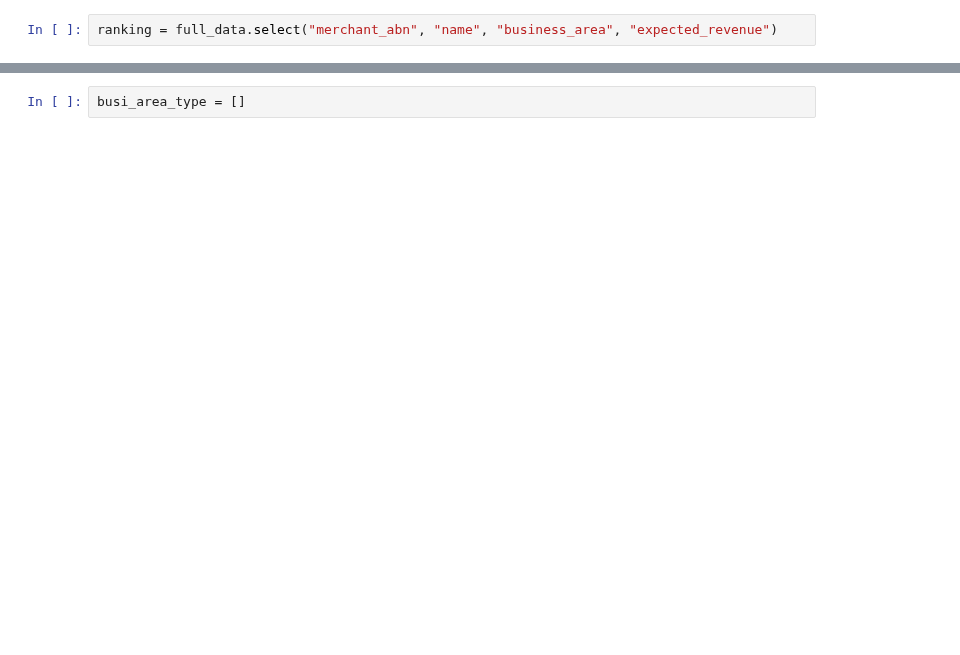
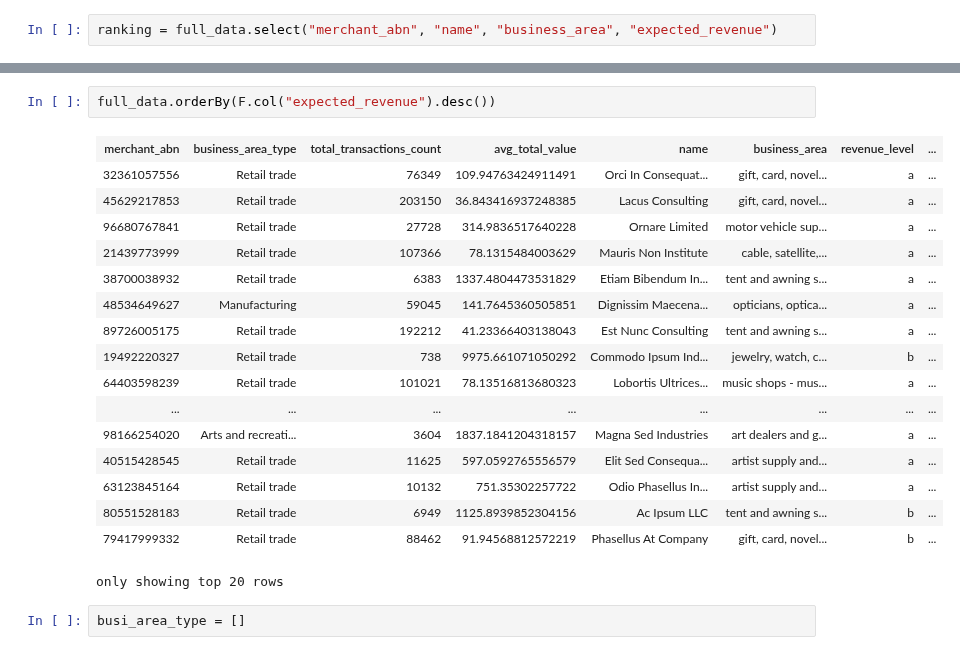
Before and after one commit to MAST30034-Applied-Data-Science/generic-buy-now-pay-later-project-group-45, a Jupyter notebook: notebooks/ranking.ipynb, the cells around one changed output, grey strips where cells are left out. Cells and saved outputs as stored; diff of their text form; blank space fills up the shorter version.

```diff
--- a/notebooks/ranking.ipynb
+++ b/notebooks/ranking.ipynb
@@ -85,3 +92,23 @@ ranking.orderBy(F.col("expected_revenue").desc())
 only showing top 20 rows
+# %%
+full_data.orderBy(F.col("expected_revenue").desc())
+# %% [output]
+| merchant_abn | business_area_type | total_transactions_count | avg_total_value | name | business_area | revenue_level | ... |
+| 32361057556 | Retail trade | 76349 | 109.94763424911491 | Orci In Consequat... | gift, card, novel... | a | ... |
+| 45629217853 | Retail trade | 203150 | 36.843416937248385 | Lacus Consulting | gift, card, novel... | a | ... |
+| 96680767841 | Retail trade | 27728 | 314.9836517640228 | Ornare Limited | motor vehicle sup... | a | ... |
+| 21439773999 | Retail trade | 107366 | 78.1315484003629 | Mauris Non Institute | cable, satellite,... | a | ... |
+| 38700038932 | Retail trade | 6383 | 1337.4804473531829 | Etiam Bibendum In... | tent and awning s... | a | ... |
+| 48534649627 | Manufacturing | 59045 | 141.7645360505851 | Dignissim Maecena... | opticians, optica... | a | ... |
+| 89726005175 | Retail trade | 192212 | 41.23366403138043 | Est Nunc Consulting | tent and awning s... | a | ... |
+| 19492220327 | Retail trade | 738 | 9975.661071050292 | Commodo Ipsum Ind... | jewelry, watch, c... | b | ... |
+| 64403598239 | Retail trade | 101021 | 78.13516813680323 | Lobortis Ultrices... | music shops - mus... | a | ... |
+| ... | ... | ... | ... | ... | ... | ... | ... |
+| 98166254020 | Arts and recreati... | 3604 | 1837.1841204318157 | Magna Sed Industries | art dealers and g... | a | ... |
+| 40515428545 | Retail trade | 11625 | 597.0592765556579 | Elit Sed Consequa... | artist supply and... | a | ... |
+| 63123845164 | Retail trade | 10132 | 751.35302257722 | Odio Phasellus In... | artist supply and... | a | ... |
+| 80551528183 | Retail trade | 6949 | 1125.8939852304156 | Ac Ipsum LLC | tent and awning s... | b | ... |
+| 79417999332 | Retail trade | 88462 | 91.94568812572219 | Phasellus At Company | gift, card, novel... | b | ... |
+only showing top 20 rows
 # %%
 busi_area_type = []
```
Also changed, not shown: parts of 7 cells of this notebook.
